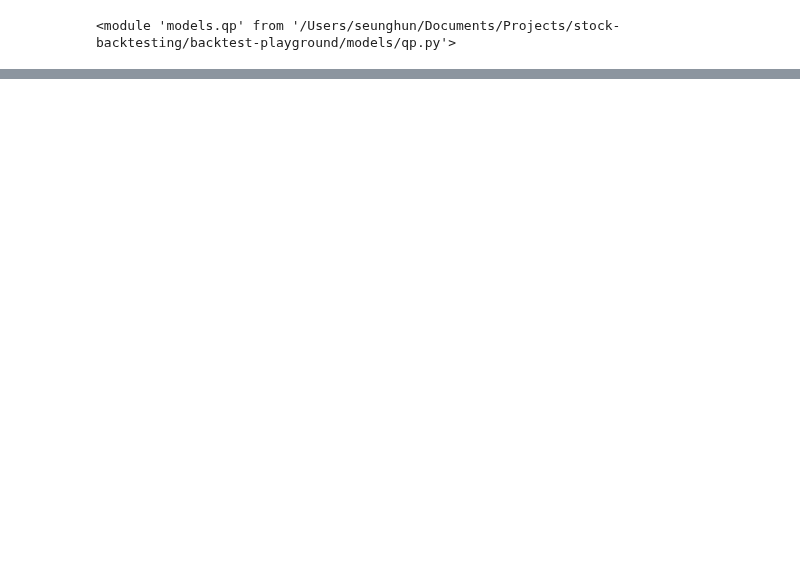
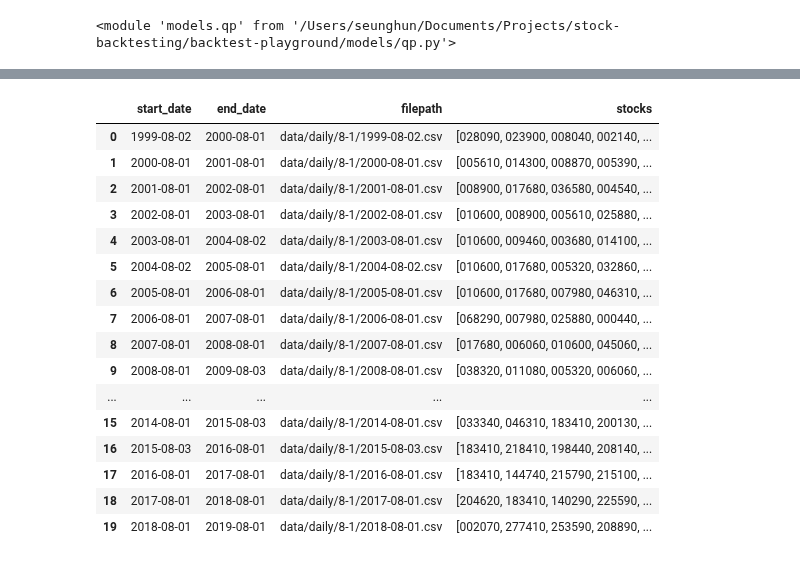
Before and after one commit to ethanscho/backtest-playground, a Jupyter notebook: backtest-monthly.ipynb, the cells around one changed output, grey strips where cells are left out. Saved outputs shown, nothing was run; the diff lists cells and outputs as text; code cells hidden in the pictures; blank space fills up the shorter version.

```diff
--- a/backtest-monthly.ipynb
+++ b/backtest-monthly.ipynb
@@ -82,6 +85,26 @@ df_account['stocks'] = df_account.apply(lambda x: model.get_stocks(x.filepath, x
 # %%
 # 백테스트 기간의 가격 정보를 가져온다.
 df_price = marcap_data(df_account.iloc[0].start_date, df_account.iloc[len(df_account) - 1].end_date)
+# %%
+df_account
+# %% [output]
+|  | start_date | end_date | filepath | stocks |
+| 0 | 1999-08-02 | 2000-08-01 | data/daily/8-1/1999-08-02.csv | [028090, 023900, 008040, 002140, ... |
+| 1 | 2000-08-01 | 2001-08-01 | data/daily/8-1/2000-08-01.csv | [005610, 014300, 008870, 005390, ... |
+| 2 | 2001-08-01 | 2002-08-01 | data/daily/8-1/2001-08-01.csv | [008900, 017680, 036580, 004540, ... |
+| 3 | 2002-08-01 | 2003-08-01 | data/daily/8-1/2002-08-01.csv | [010600, 008900, 005610, 025880, ... |
+| 4 | 2003-08-01 | 2004-08-02 | data/daily/8-1/2003-08-01.csv | [010600, 009460, 003680, 014100, ... |
+| 5 | 2004-08-02 | 2005-08-01 | data/daily/8-1/2004-08-02.csv | [010600, 017680, 005320, 032860, ... |
+| 6 | 2005-08-01 | 2006-08-01 | data/daily/8-1/2005-08-01.csv | [010600, 017680, 007980, 046310, ... |
+| 7 | 2006-08-01 | 2007-08-01 | data/daily/8-1/2006-08-01.csv | [068290, 007980, 025880, 000440, ... |
+| 8 | 2007-08-01 | 2008-08-01 | data/daily/8-1/2007-08-01.csv | [017680, 006060, 010600, 045060, ... |
+| 9 | 2008-08-01 | 2009-08-03 | data/daily/8-1/2008-08-01.csv | [038320, 011080, 005320, 006060, ... |
+| ... | ... | ... | ... | ... |
+| 15 | 2014-08-01 | 2015-08-03 | data/daily/8-1/2014-08-01.csv | [033340, 046310, 183410, 200130, ... |
+| 16 | 2015-08-03 | 2016-08-01 | data/daily/8-1/2015-08-03.csv | [183410, 218410, 198440, 208140, ... |
+| 17 | 2016-08-01 | 2017-08-01 | data/daily/8-1/2016-08-01.csv | [183410, 144740, 215790, 215100, ... |
+| 18 | 2017-08-01 | 2018-08-01 | data/daily/8-1/2017-08-01.csv | [204620, 183410, 140290, 225590, ... |
+| 19 | 2018-08-01 | 2019-08-01 | data/daily/8-1/2018-08-01.csv | [002070, 277410, 253590, 208890, ... |
 # %%
 # 연도별 / 월별 수익률을 구한다.
 df_account['monthly_yield'] = 0.0
```
Also changed, not shown: parts of 10 cells of this notebook, 26 other files.
